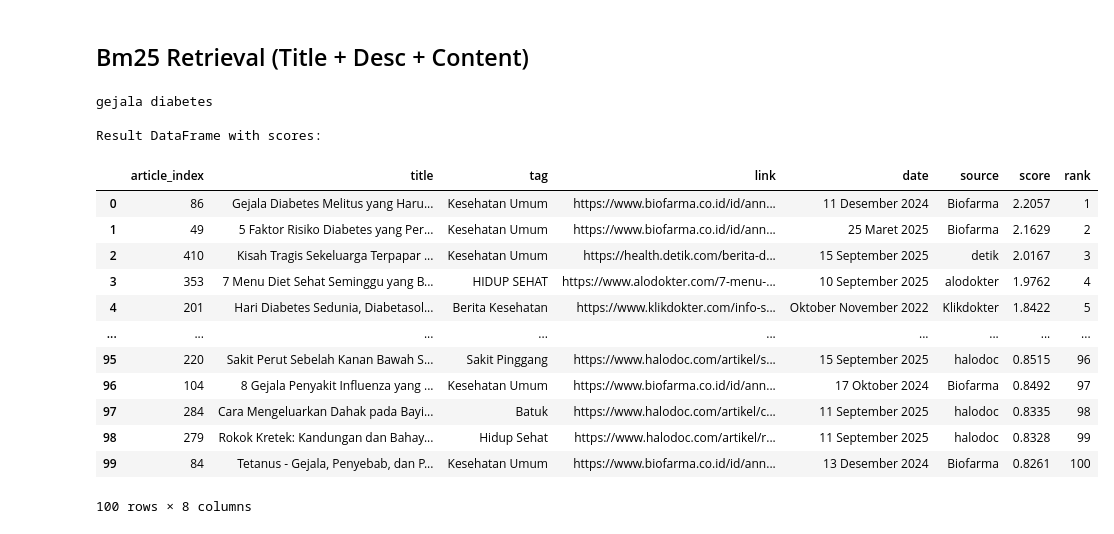
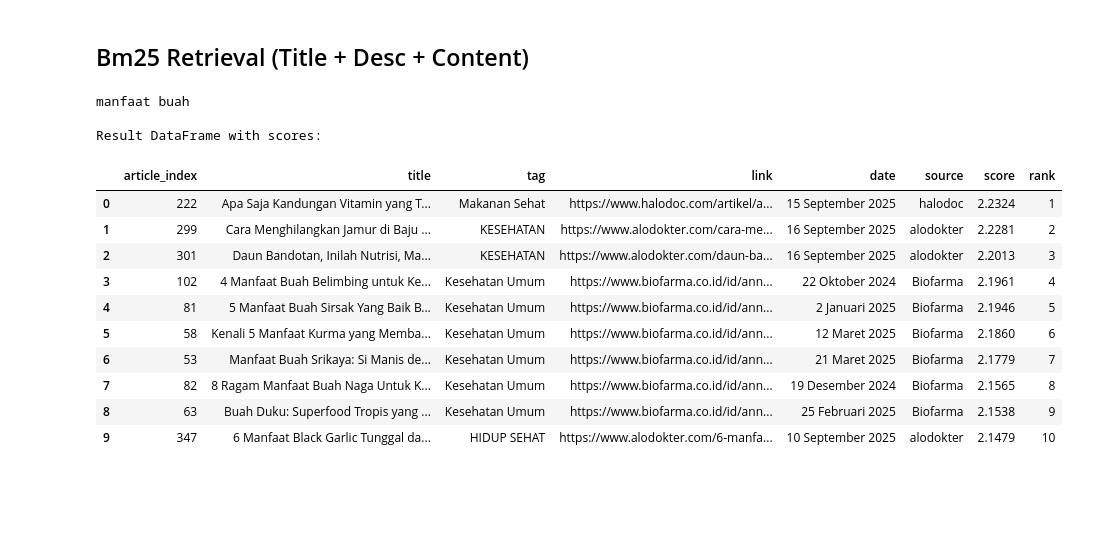
Before and after one commit to lituldust/information-retrieval-project, a Jupyter notebook: kueri/bm25retrieval.ipynb, the cells around one changed output. Saved outputs shown, nothing was run; the diff lists cells and outputs as text; code cells hidden in the pictures; blank space fills up the shorter version.

```diff
--- a/kueri/bm25retrieval.ipynb
+++ b/kueri/bm25retrieval.ipynb
@@ -87,9 +88,12 @@ def normalize_text(text, dictionary):
 def preprocess_query(text):
     text = text.lower()
     text = ' '.join([word for word in text.split() if word not in stop_words])
+    text = ''.join([char for char in text if char not in string.punctuation])
     text = normalize_text(text, istilah_kesehatan)
+    tokens = text.split()
+    stemmed_tokens = stem_tokens(tokens)
 
-    return text
+    return ' '.join(stemmed_tokens)
 # %%
 queries = [
   'gejala diabetes',
@@ -204,28 +214,26 @@ Result DataFrame with scores:
 ## Bm25 Retrieval (Title + Desc + Content)
 # %%
 # Test the function with a query
-query = queries[0]
-hits = searcher_desc_content.search(query, k=100)
+query = queries[3]
+hits = searcher_desc_content.search(query)
 
 # Display results and get DataFrame with scores
 result_df = display_results(query, hits)
 
 print("\nResult DataFrame with scores:")
 result_df
 # %% [output]
-gejala diabetes
+manfaat buah
 
 Result DataFrame with scores:
 |  | article_index | title | tag | link | date | source | score | rank |
-| 0 | 86 | Gejala Diabetes Melitus yang Haru... | Kesehatan Umum | https://www.biofarma.co.id/id/ann... | 11 Desember 2024 | Biofarma | 2.2057 | 1 |
-| 1 | 49 | 5 Faktor Risiko Diabetes yang Per... | Kesehatan Umum | https://www.biofarma.co.id/id/ann... | 25 Maret 2025 | Biofarma | 2.1629 | 2 |
-| 2 | 410 | Kisah Tragis Sekeluarga Terpapar ... | Kesehatan Umum | https://health.detik.com/berita-d... | 15 September 2025 | detik | 2.0167 | 3 |
-| 3 | 353 | 7 Menu Diet Sehat Seminggu yang B... | HIDUP SEHAT | https://www.alodokter.com/7-menu-... | 10 September 2025 | alodokter | 1.9762 | 4 |
-| 4 | 201 | Hari Diabetes Sedunia, Diabetasol... | Berita Kesehatan | https://www.klikdokter.com/info-s... | Oktober November 2022 | Klikdokter | 1.8422 | 5 |
-| ... | ... | ... | ... | ... | ... | ... | ... | ... |
-| 95 | 220 | Sakit Perut Sebelah Kanan Bawah S... | Sakit Pinggang | https://www.halodoc.com/artikel/s... | 15 September 2025 | halodoc | 0.8515 | 96 |
-| 96 | 104 | 8 Gejala Penyakit Influenza yang ... | Kesehatan Umum | https://www.biofarma.co.id/id/ann... | 17 Oktober 2024 | Biofarma | 0.8492 | 97 |
-| 97 | 284 | Cara Mengeluarkan Dahak pada Bayi... | Batuk | https://www.halodoc.com/artikel/c... | 11 September 2025 | halodoc | 0.8335 | 98 |
-| 98 | 279 | Rokok Kretek: Kandungan dan Bahay... | Hidup Sehat | https://www.halodoc.com/artikel/r... | 11 September 2025 | halodoc | 0.8328 | 99 |
-| 99 | 84 | Tetanus - Gejala, Penyebab, dan P... | Kesehatan Umum | https://www.biofarma.co.id/id/ann... | 13 Desember 2024 | Biofarma | 0.8261 | 100 |
+| 0 | 222 | Apa Saja Kandungan Vitamin yang T... | Makanan Sehat | https://www.halodoc.com/artikel/a... | 15 September 2025 | halodoc | 2.2324 | 1 |
+| 1 | 299 | Cara Menghilangkan Jamur di Baju ... | KESEHATAN | https://www.alodokter.com/cara-me... | 16 September 2025 | alodokter | 2.2281 | 2 |
+| 2 | 301 | Daun Bandotan, Inilah Nutrisi, Ma... | KESEHATAN | https://www.alodokter.com/daun-ba... | 16 September 2025 | alodokter | 2.2013 | 3 |
+| 3 | 102 | 4 Manfaat Buah Belimbing untuk Ke... | Kesehatan Umum | https://www.biofarma.co.id/id/ann... | 22 Oktober 2024 | Biofarma | 2.1961 | 4 |
+| 4 | 81 | 5 Manfaat Buah Sirsak Yang Baik B... | Kesehatan Umum | https://www.biofarma.co.id/id/ann... | 2 Januari 2025 | Biofarma | 2.1946 | 5 |
+| 5 | 58 | Kenali 5 Manfaat Kurma yang Memba... | Kesehatan Umum | https://www.biofarma.co.id/id/ann... | 12 Maret 2025 | Biofarma | 2.1860 | 6 |
+| 6 | 53 | Manfaat Buah Srikaya: Si Manis de... | Kesehatan Umum | https://www.biofarma.co.id/id/ann... | 21 Maret 2025 | Biofarma | 2.1779 | 7 |
+| 7 | 82 | 8 Ragam Manfaat Buah Naga Untuk K... | Kesehatan Umum | https://www.biofarma.co.id/id/ann... | 19 Desember 2024 | Biofarma | 2.1565 | 8 |
+| 8 | 63 | Buah Duku: Superfood Tropis yang ... | Kesehatan Umum | https://www.biofarma.co.id/id/ann... | 25 Februari 2025 | Biofarma | 2.1538 | 9 |
+| 9 | 347 | 6 Manfaat Black Garlic Tunggal da... | HIDUP SEHAT | https://www.alodokter.com/6-manfa... | 10 September 2025 | alodokter | 2.1479 | 10 |
-100 rows × 8 columns
```
Also changed, not shown: parts of 4 cells of this notebook, 2 other files.
